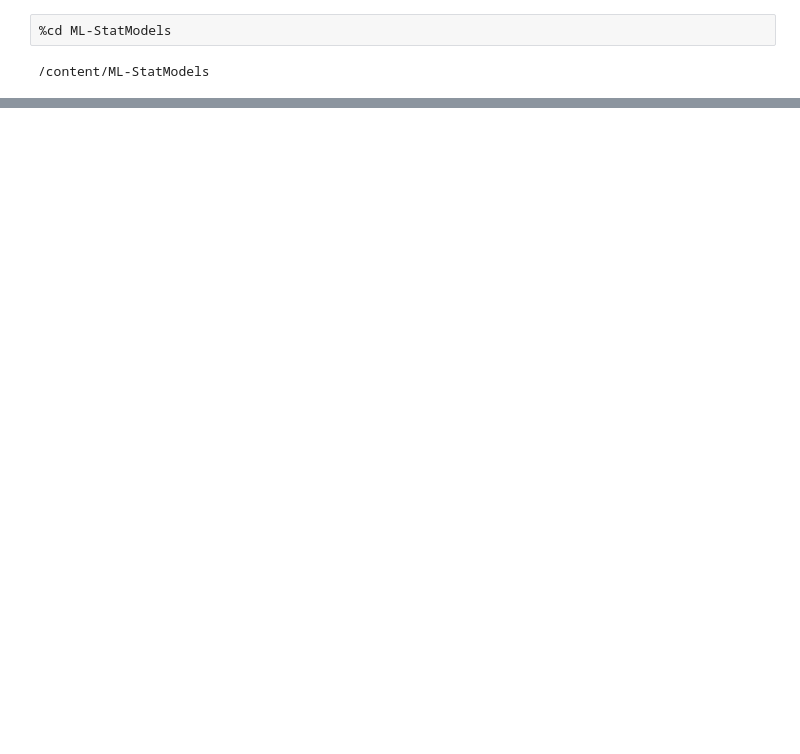
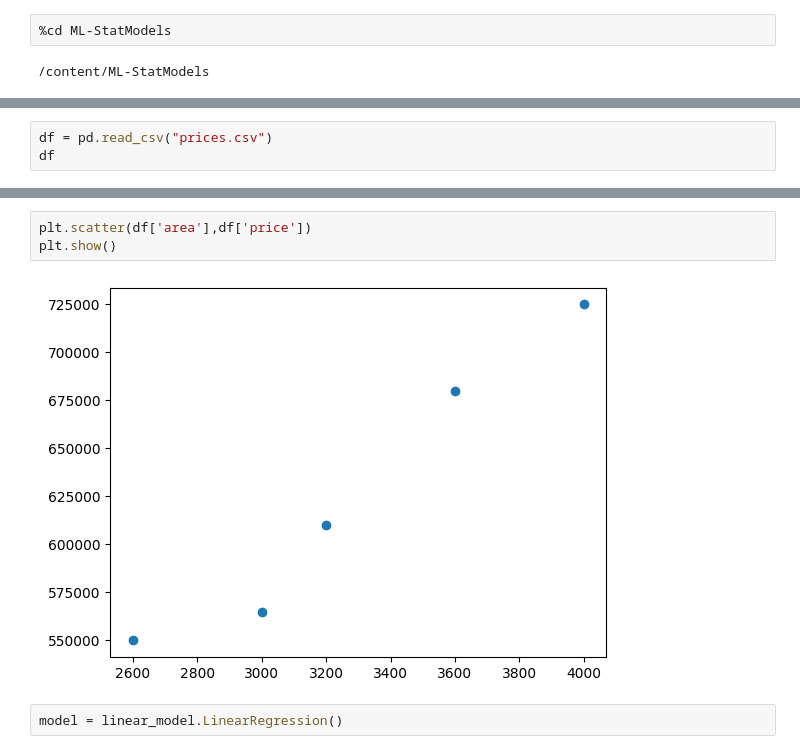
Before and after one commit to mvuddandi/ML-StatModels, a Jupyter notebook: Linear_regressions.ipynb, the cells around one changed output, grey strips where cells are left out. Cells and saved outputs as stored; diff of their text form; blank space fills up the shorter version.

```diff
--- a/Linear_regressions.ipynb
+++ b/Linear_regressions.ipynb
@@ -27,0 +22,3 @@ error: failed to push some refs to 'https://github.com/mvuddandi/ML-StatModels.g
+# %%
+df = pd.read_csv("prices.csv")
+df
@@ -27,0 +32,7 @@ error: failed to push some refs to 'https://github.com/mvuddandi/ML-StatModels.g
+# %%
+plt.scatter(df['area'],df['price'])
+plt.show()
+# %% [output]
+[figure, added]
+# %%
+model = linear_model.LinearRegression()
```
Also changed, not shown: parts of 10 cells of this notebook.
